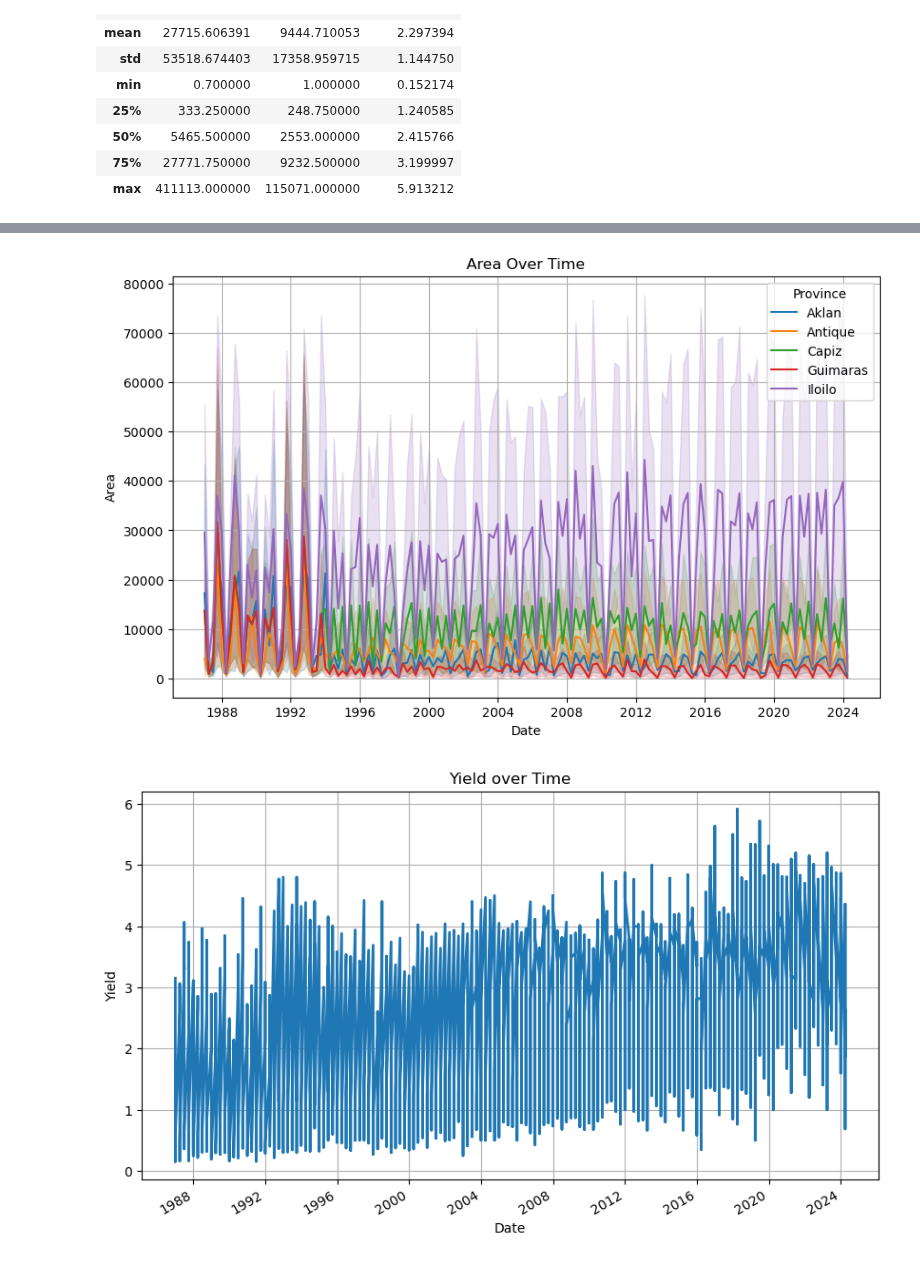
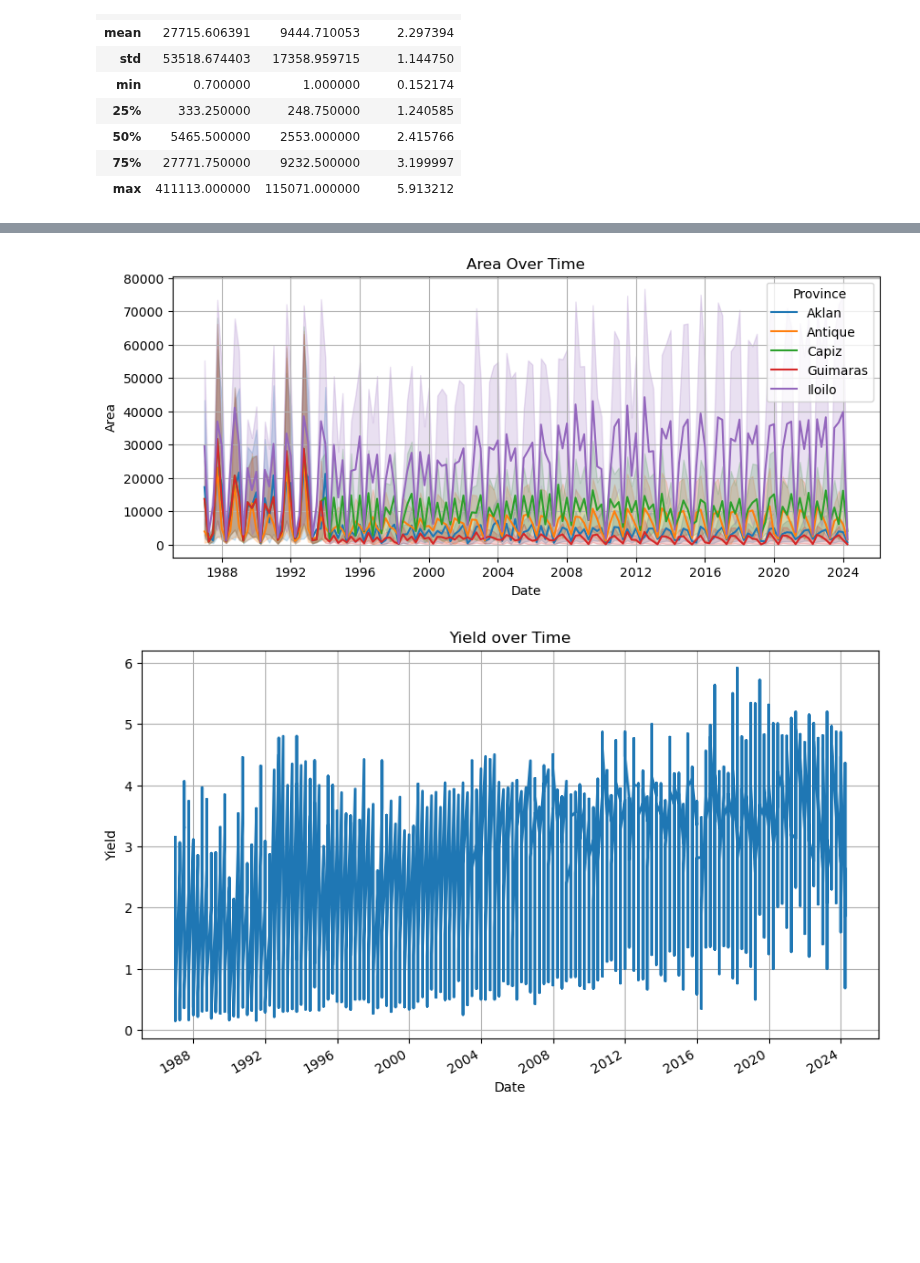
Before and after one commit to kazeulo/Project_197, a Jupyter notebook: project_197.ipynb, the cells around one changed output, grey strips where cells are left out. Saved outputs shown, nothing was run; the diff lists cells and outputs as text; code cells hidden in the pictures; blank space fills up the shorter version.

```diff
--- a/project_197.ipynb
+++ b/project_197.ipynb
@@ -228,15 +243,15 @@ plt.show()
 # %%
 # plot area over time (province as hue)
-plt.figure(figsize=(10, 6))
+plt.figure(figsize=(10, 4))
 sns.lineplot(data=dataset, x=dataset.index, y='Area', hue='Province')
 plt.title('Area Over Time')
 plt.xlabel('Date')
 plt.ylabel('Area')
 plt.legend(title='Province')
 plt.grid(True)
 plt.show()
 # %% [output]
-[figure, old version]
+[figure, new version]
 # %%
 # trend of 'Production' over time
 plt.figure(figsize=(10, 6))
```
Also changed, not shown: parts of 5 cells of this notebook.
